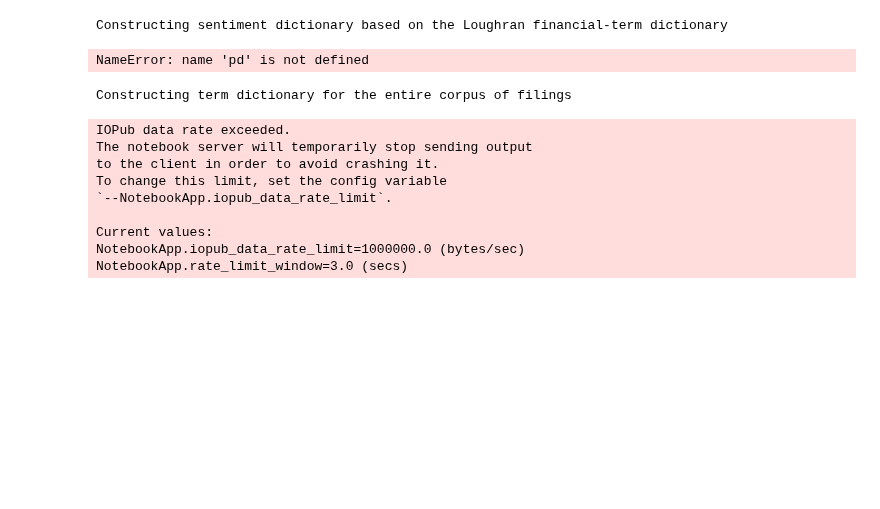
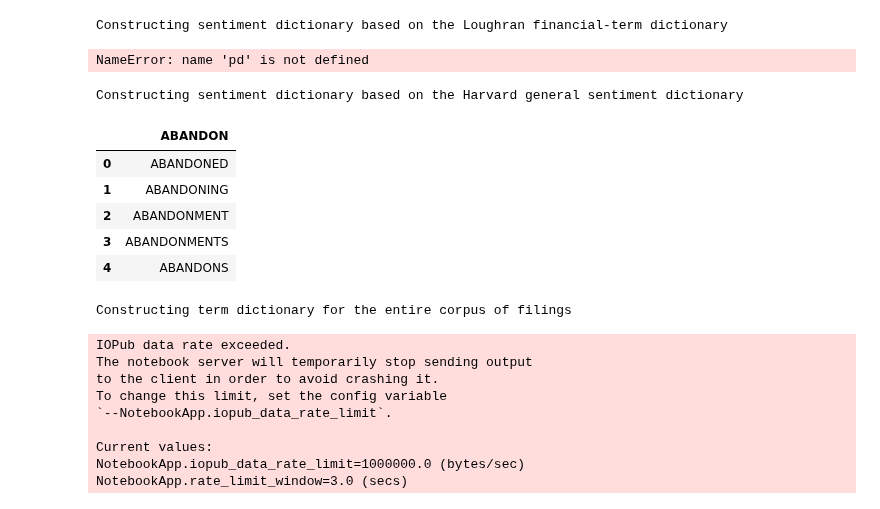
Before and after one commit to Denisfench/10k-sentiment-analysis, a Jupyter notebook: 10K-sentiment-analysis-final.ipynb, the cells around one changed output. Cells and saved outputs as stored; diff of their text form; code cells hidden in the pictures; blank space fills up the shorter version.

```diff
--- a/10K-sentiment-analysis-final.ipynb
+++ b/10K-sentiment-analysis-final.ipynb
@@ -388,10 +388,12 @@ def construct_sentiment_dict(base_dict="Loughran"):
         df = pd.read_csv(DICTIONARY_DIR +
                          "Loughran-McDonald_MasterDictionary_1993-2021.csv",
                          header=0, usecols=['Word', 'Negative'])
+        df = df[(df['Negative'] != 0)]
+
     else:
-        df = pd.read_csv(DICTIONARY_DIR + "Harvard.csv", header=0, usecols=['Word', 'Negative'])
+        df = pd.read_csv(DICTIONARY_DIR + "Harvard_Negative_Word_List.txt",
+                         sep='/n')
 
-    df = df[(df['Negative'] != 0)]
     return df
 # %%
 # This function constructs a term dictionary based on a given document: tokenized filing list
@@ -651,6 +645,19 @@ loughran_sentiment_dict.head()
 # %% [output]
 Constructing sentiment dictionary based on the Loughran financial-term dictionary
 NameError: name 'pd' is not defined
+# %%
+print("Constructing sentiment dictionary based on the Harvard general sentiment dictionary")
+
+harvard_sentiment_dict = construct_sentiment_dict("Harvard")
+harvard_sentiment_dict.head()
+# %% [output]
+Constructing sentiment dictionary based on the Harvard general sentiment dictionary
+|  | ABANDON |
+| 0 | ABANDONED |
+| 1 | ABANDONING |
+| 2 | ABANDONMENT |
+| 3 | ABANDONMENTS |
+| 4 | ABANDONS |
 # %%
 # constructing term dictionaries for every filing in our collection
 
```
Also changed, not shown: parts of 14 cells of this notebook.
